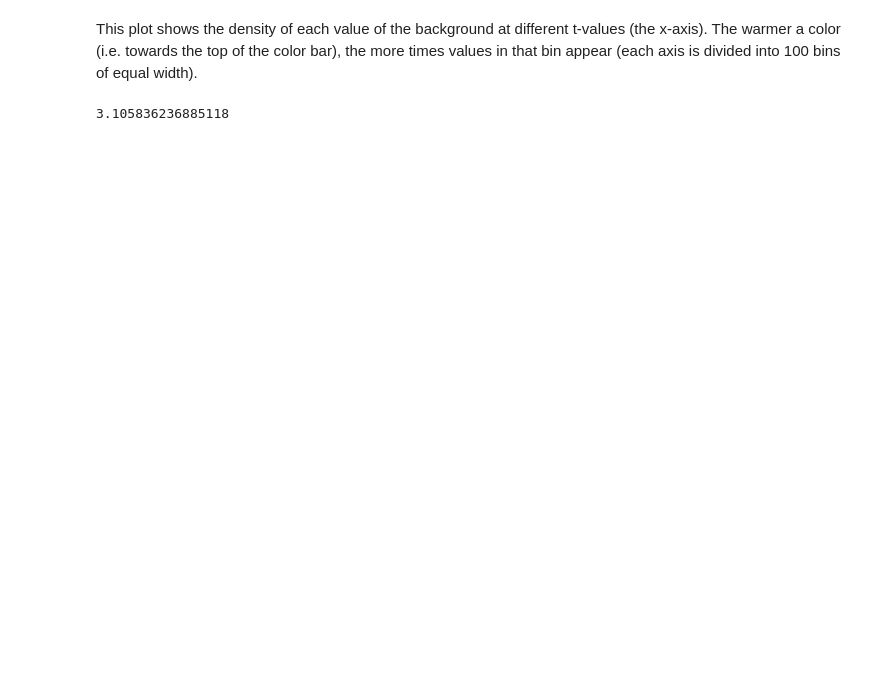
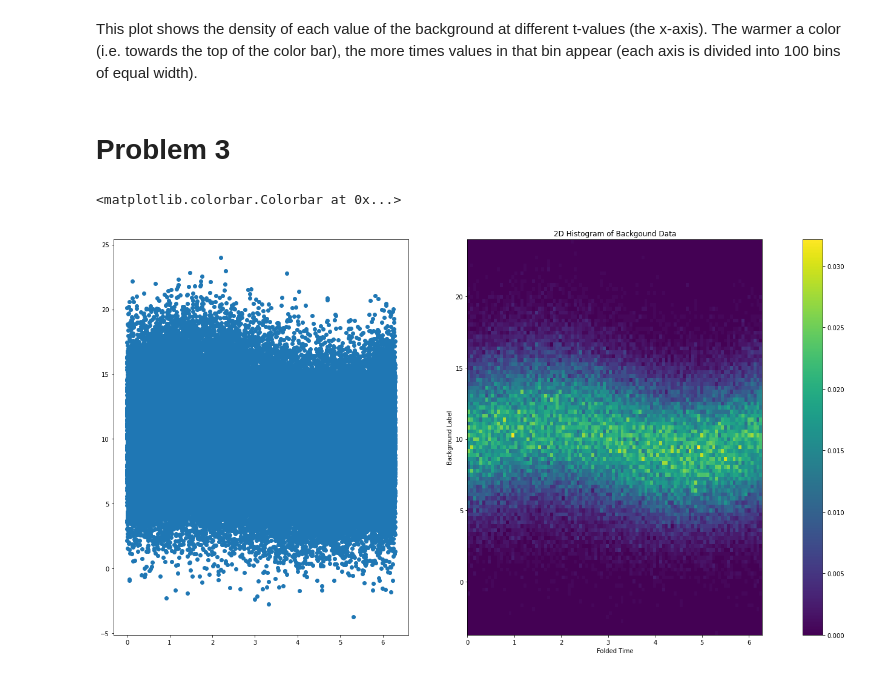
Before and after one commit to jarods00/PHYS434, a Jupyter notebook: HW/PHYS 434 HW 4.ipynb, the cells around one changed output. Cells and saved outputs as stored; diff of their text form; code cells hidden in the pictures; blank space fills up the shorter version.

```diff
--- a/HW/PHYS 434 HW 4.ipynb
+++ b/HW/PHYS 434 HW 4.ipynb
@@ -40,6 +43,18 @@ fig.colorbar(g[3], ax = ax)
 # %% [markdown]
 This plot shows the density of each value of the background at different t-values (the x-axis). The warmer a color (i.e. towards the top of the color bar), the more times values in that bin appear (each axis is divided into 100 bins of equal width).
-# %%
-len(t) % (2*np.pi)
-# %% [output]
-3.105836236885118
+# %% [markdown]
+# Problem 3
+# %%
+new_t = t % (2*np.pi)
+fig, ax = plt.subplots(1, 2, figsize = (24,12))
+
+ax[0].plot(new_t, bkgd, 'o')
+
+g = ax[1].hist2d(new_t, bkgd, bins = 100, density = True)
+ax[1].set_title("2D Histogram of Backgound Data")
+ax[1].set_xlabel("Folded Time")
+ax[1].set_ylabel("Background Label")
+fig.colorbar(g[3], ax = ax)
+# %% [output]
+<matplotlib.colorbar.Colorbar at 0x...>
+[figure, added]
```
Also changed, not shown: parts of 2 cells of this notebook.
